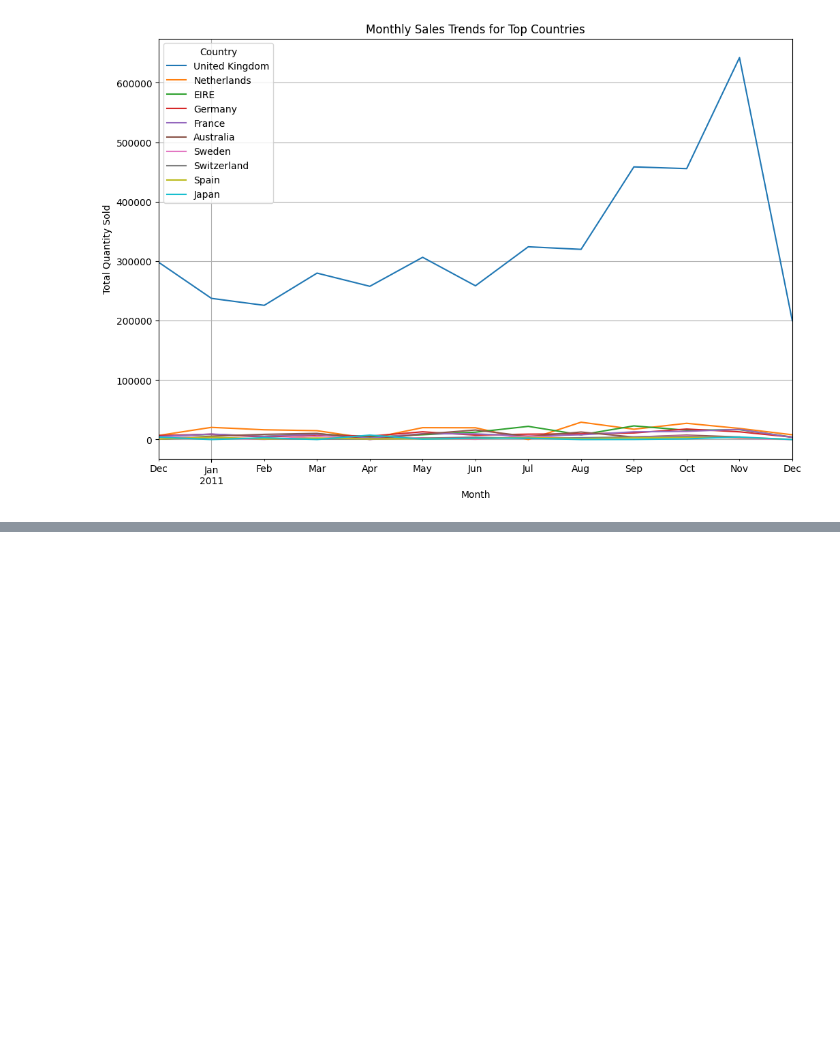
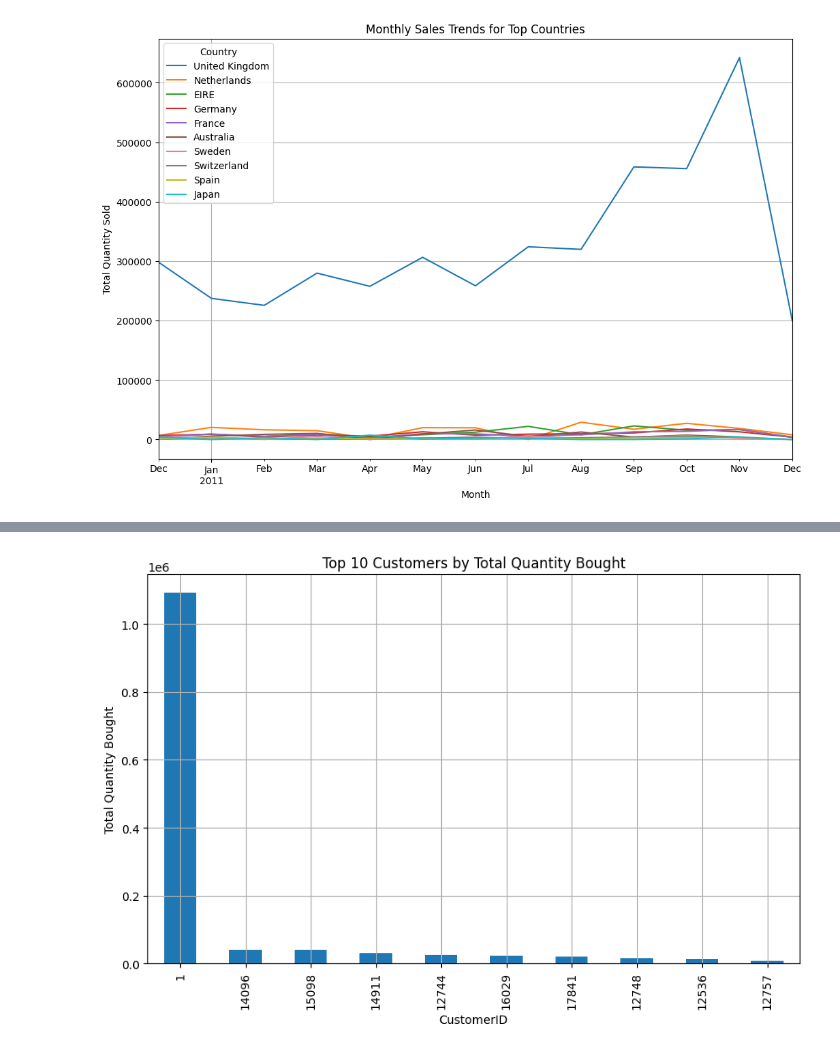
Before and after one commit to its-gabe/forage_tata-group, a Jupyter notebook: analysis.ipynb, the cells around one changed output, grey strips where cells are left out. Saved outputs shown, nothing was run; the diff lists cells and outputs as text; code cells hidden in the pictures; blank space fills up the shorter version.

```diff
--- a/analysis.ipynb
+++ b/analysis.ipynb
@@ -162,0 +207,12 @@ plt.show()
+# %%
+top_customers = df_copy.groupby('CustomerID')['UnitPrice'].sum().sort_values(ascending=False).head(10)
+
+plt.figure(figsize=(10, 6))
+top_customers.plot(kind='bar')
+plt.title('Top 10 Customers by Total Quantity Bought')
+plt.xlabel('CustomerID')
+plt.ylabel('Total Quantity Bought')
+plt.grid(True)
+plt.show()
+# %% [output]
+[figure, added]
```
Also changed, not shown: parts of 5 cells of this notebook.
